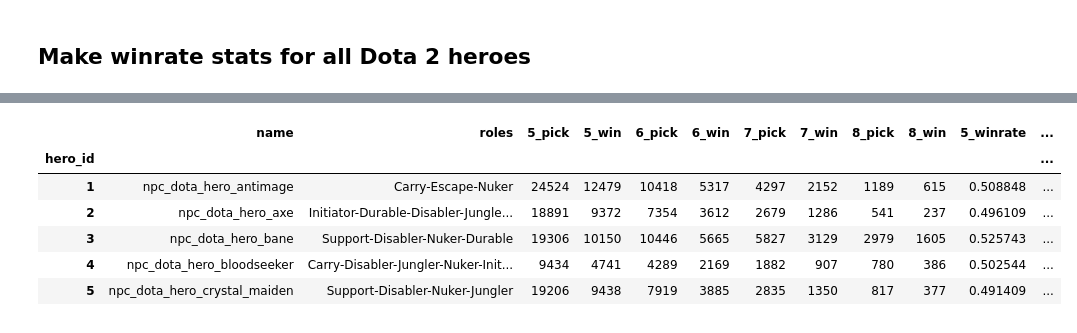
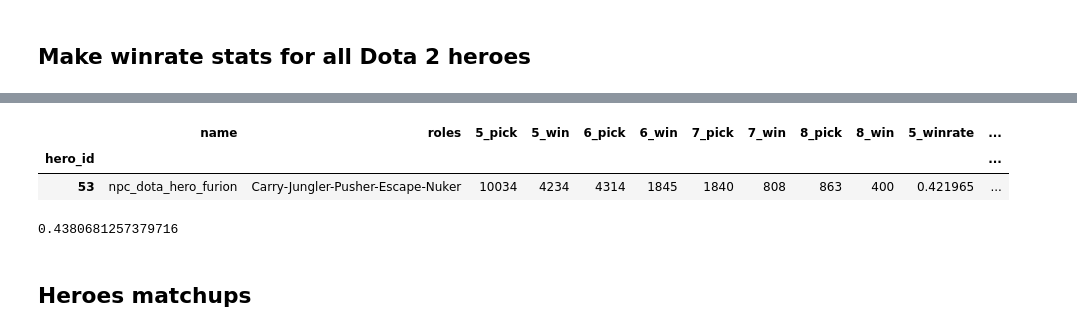
Before and after one commit to dansobolev/data-analysis-in-dota2-course-work, a Jupyter notebook: heroes/heroes_winrate.ipynb, the cells around one changed output, grey strips where cells are left out. Drawn from its saved outputs; the diff is of its cells as text; code cells hidden in the pictures.

```diff
--- a/heroes/heroes_winrate.ipynb
+++ b/heroes/heroes_winrate.ipynb
@@ -55,3 +62,5 @@ dataframe
+# %%
+resp_heroes_stats = requests.get(f'https://api.opendota.com/api/heroStats').json()
 # %% [markdown]
 <h2>Make winrate stats for all Dota 2 heroes
 # %%
@@ -76,12 +102,14 @@ common_dataframe['mean_winrate'] = common_dataframe[['5_winrate', '6_winrate', '
 # %%
-common_dataframe.head()
+common_dataframe.loc[common_dataframe['mean_winrate'] == common_dataframe['mean_winrate'].min()]
 # %% [output]
 |  | name | roles | 5_pick | 5_win | 6_pick | 6_win | 7_pick | 7_win | 8_pick | 8_win | 5_winrate | ... |
 | hero_id |  |  |  |  |  |  |  |  |  |  |  | ... |
-| 1 | npc_dota_hero_antimage | Carry-Escape-Nuker | 24524 | 12479 | 10418 | 5317 | 4297 | 2152 | 1189 | 615 | 0.508848 | ... |
-| 2 | npc_dota_hero_axe | Initiator-Durable-Disabler-Jungle... | 18891 | 9372 | 7354 | 3612 | 2679 | 1286 | 541 | 237 | 0.496109 | ... |
-| 3 | npc_dota_hero_bane | Support-Disabler-Nuker-Durable | 19306 | 10150 | 10446 | 5665 | 5827 | 3129 | 2979 | 1605 | 0.525743 | ... |
-| 4 | npc_dota_hero_bloodseeker | Carry-Disabler-Jungler-Nuker-Init... | 9434 | 4741 | 4289 | 2169 | 1882 | 907 | 780 | 386 | 0.502544 | ... |
-| 5 | npc_dota_hero_crystal_maiden | Support-Disabler-Nuker-Jungler | 19206 | 9438 | 7919 | 3885 | 2835 | 1350 | 817 | 377 | 0.491409 | ... |
+| 53 | npc_dota_hero_furion | Carry-Jungler-Pusher-Escape-Nuker | 10034 | 4234 | 4314 | 1845 | 1840 | 808 | 863 | 400 | 0.421965 | ... |
+# %%
+common_dataframe['mean_winrate'].min()
+# %% [output]
+0.4380681257379716
 # %%
 common_dataframe.to_csv('heroes_winrate.csv')
+# %% [markdown]
+<h2>Heroes matchups
```
Also changed, not shown: parts of 7 cells of this notebook, 11 other files.
